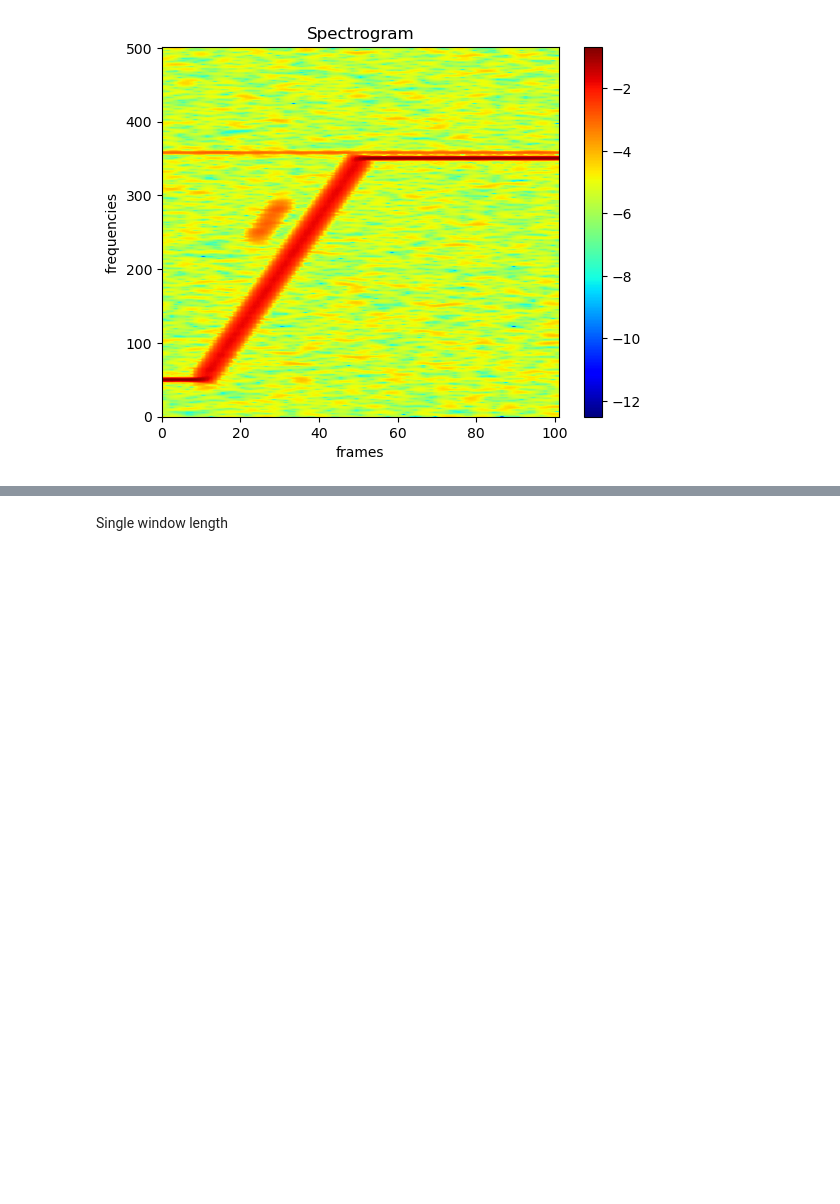
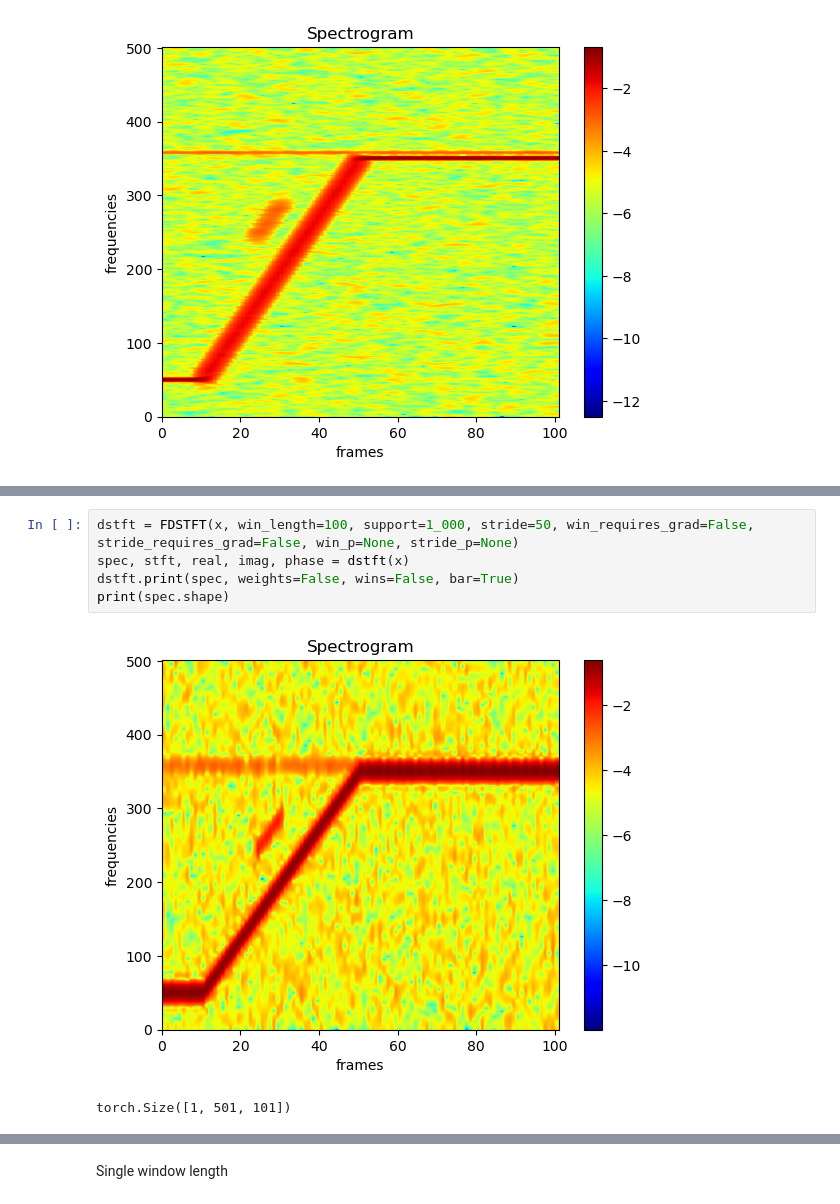
Before and after one commit to maxime-leiber/dstft, a Jupyter notebook: notebooks/2_tf_varying_window_length.ipynb, the cells around one changed output, grey strips where cells are left out. Drawn from its saved outputs; the diff is of its cells as text; blank space fills up the shorter version.

```diff
--- a/notebooks/2_tf_varying_window_length.ipynb
+++ b/notebooks/2_tf_varying_window_length.ipynb
@@ -22 +35,9 @@ dstft.print(spec, weights=False, wins=False, bar=True)
+# %%
+dstft = FDSTFT(x, win_length=100, support=1_000, stride=50, win_requires_grad=False, stride_requires_grad=False, win_p=None, stride_p=None)
+spec, stft, real, imag, phase = dstft(x)
+dstft.print(spec, weights=False, wins=False, bar=True)
+print(spec.shape)
+# %% [output]
+[figure, added]
+torch.Size([1, 501, 101])
 # %%
```
Also changed, not shown: parts of 8 cells of this notebook, 19 other files.
